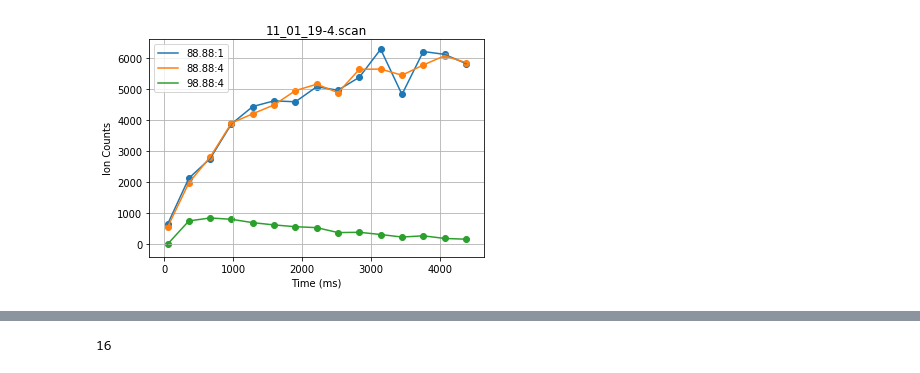
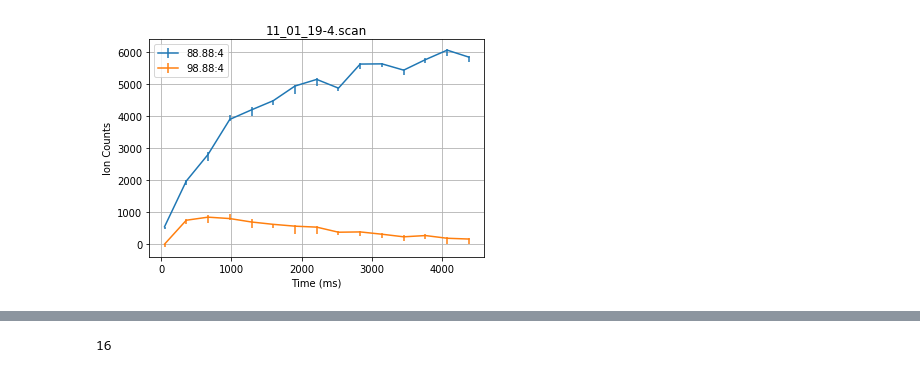
Before and after one commit to aravindhnivas/FELion-Spectrum-Analyser, a Jupyter notebook: testing/errorBar.ipynb, the cells around one changed output, grey strips where cells are left out. Drawn from its saved outputs; the diff is of its cells as text; code cells hidden in the pictures.

```diff
--- a/testing/errorBar.ipynb
+++ b/testing/errorBar.ipynb
@@ -32,35 +117,43 @@ for line in f:
         a = line.split()
         datas.append(a)
         if line.strip() == "ALL:":
             del datas[-1]
             break
 no_of_mass = len(datas[0])-2
 
 f.close()
 
-
-
 d = {}
 
 for i in range(no_of_mass):
     d["mass_#{0}".format(i)] = []
 
 for i in range(len(d)):
     d['mass_#{}'.format(i)] = [float(j[i+1]) for j in datas]
 
 time = [float(i[0]) for i in datas]
 
 for i in range(no_of_mass):
-    plt.scatter(time, d['mass_#{}'.format(i)])
-    plt.plot(time, d['mass_#{}'.format(i)], label = mass_values[i])
+    #plt.scatter(time, d['mass_#{}'.format(i)])
+    #plt.plot(time, d['mass_#{}'.format(i)], label = mass_values[i])
+    if iterations[i]>1:
+        plt.errorbar(time, d["mass_#{}".format(i)], error, label = mass_values[i])
+
+error = errorbar(filename)
+tmp = []
+if len(error[0])>len(time):
+    for i in error:
+        del i[-1]
+        tmp.append(i)
+error = tmp
 
 plt.grid(True)
 plt.xlabel("Time (ms)")
 plt.ylabel("Ion Counts")
 plt.legend()
 plt.title(filename)
 plt.savefig(filename+".png")
 plt.show()
 plt.close()
 # %% [output]
-[figure, old version]
+[figure, new version]
```
Also changed, not shown: parts of 5 cells of this notebook.
